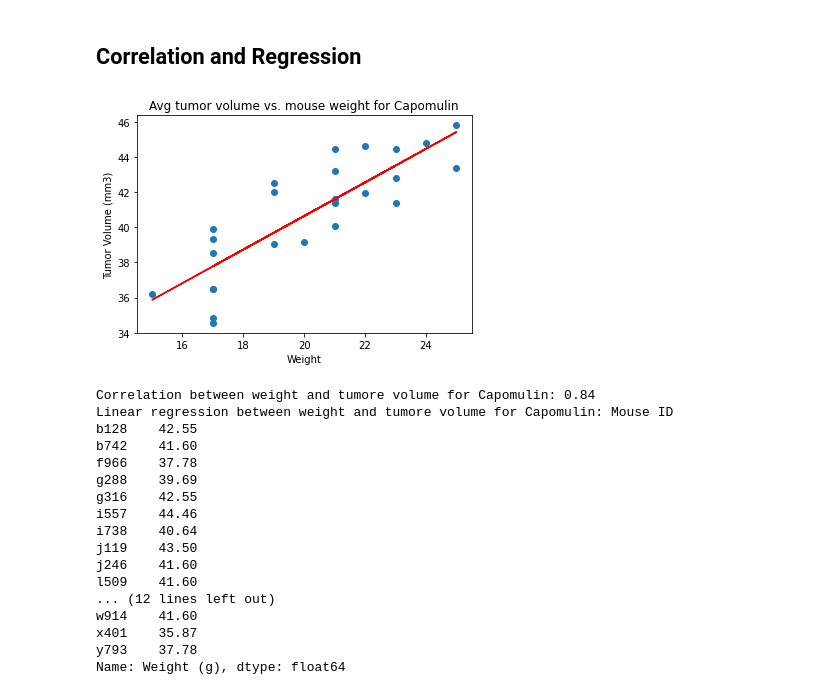
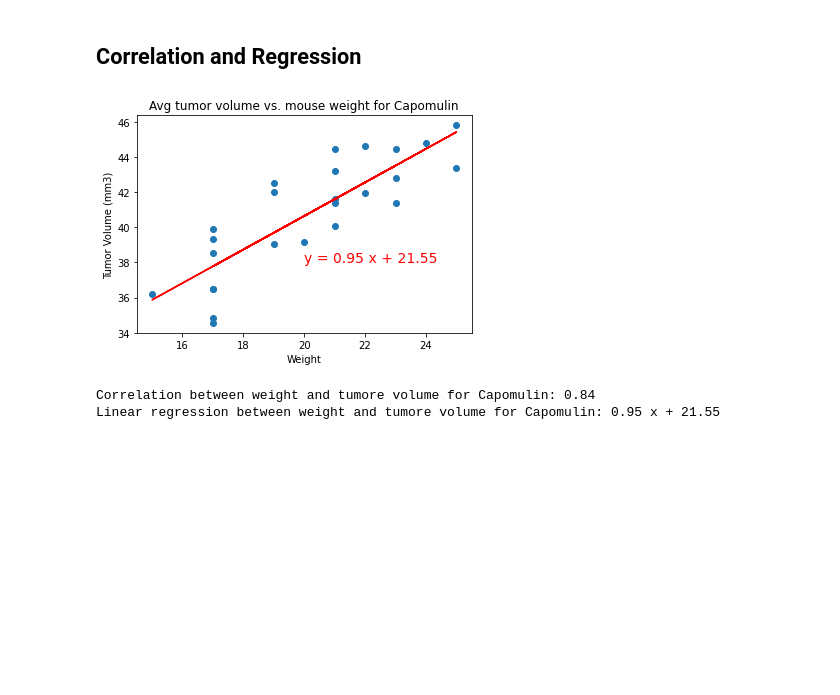
Before and after one commit to nt1983/Matplot-challenge, a Jupyter notebook: pymaceuticals_starter.ipynb, the cells around one changed output. Saved outputs shown, nothing was run; the diff lists cells and outputs as text; code cells hidden in the pictures; blank space fills up the shorter version.

```diff
--- a/pymaceuticals_starter.ipynb
+++ b/pymaceuticals_starter.ipynb
@@ -259,32 +259,19 @@ plt.show()
 # %%
 # Calculate the correlation coefficient and linear regression model
 # for mouse weight and average tumor volume for the Capomulin regimen
 slope, intercept, r_value, p_value, std_err=st.linregress(avg["Weight (g)"], avg["Tumor Volume (mm3)"])
 regression_value=avg["Weight (g)"]*slope+intercept
 plt.scatter(avg["Weight (g)"], avg["Tumor Volume (mm3)"])
 plt.plot(avg["Weight (g)"], regression_value, color='red')
+line_eq= f"y = {round(slope, 2)} x + {round(intercept, 2)}"
+plt.annotate(line_eq,(20,38), color='red', fontsize=14)
 plt.xlabel("Weight")
 plt.ylabel("Tumor Volume (mm3)")
 plt.title("Avg tumor volume vs. mouse weight for Capomulin")
 plt.show()
 print(f"Correlation between weight and tumore volume for Capomulin: {round(r_value,2)}")
-print(f"Linear regression between weight and tumore volume for Capomulin formula: ")
+print(f"Linear regression between weight and tumore volume for Capomulin: {round(slope, 2)} x + {round(intercept, 2)}")
 # %% [output]
-[figure, old version]
+[figure, new version]
 Correlation between weight and tumore volume for Capomulin: 0.84
-Linear regression between weight and tumore volume for Capomulin: Mouse ID
-b128    42.55
-b742    41.60
-f966    37.78
-g288    39.69
-g316    42.55
-i557    44.46
-i738    40.64
-j119    43.50
-j246    41.60
-l509    41.60
-... (12 lines left out)
-w914    41.60
-x401    35.87
-y793    37.78
-Name: Weight (g), dtype: float64
+Linear regression between weight and tumore volume for Capomulin: 0.95 x + 21.55
```
Also changed, not shown: parts of 1 cell of this notebook.
